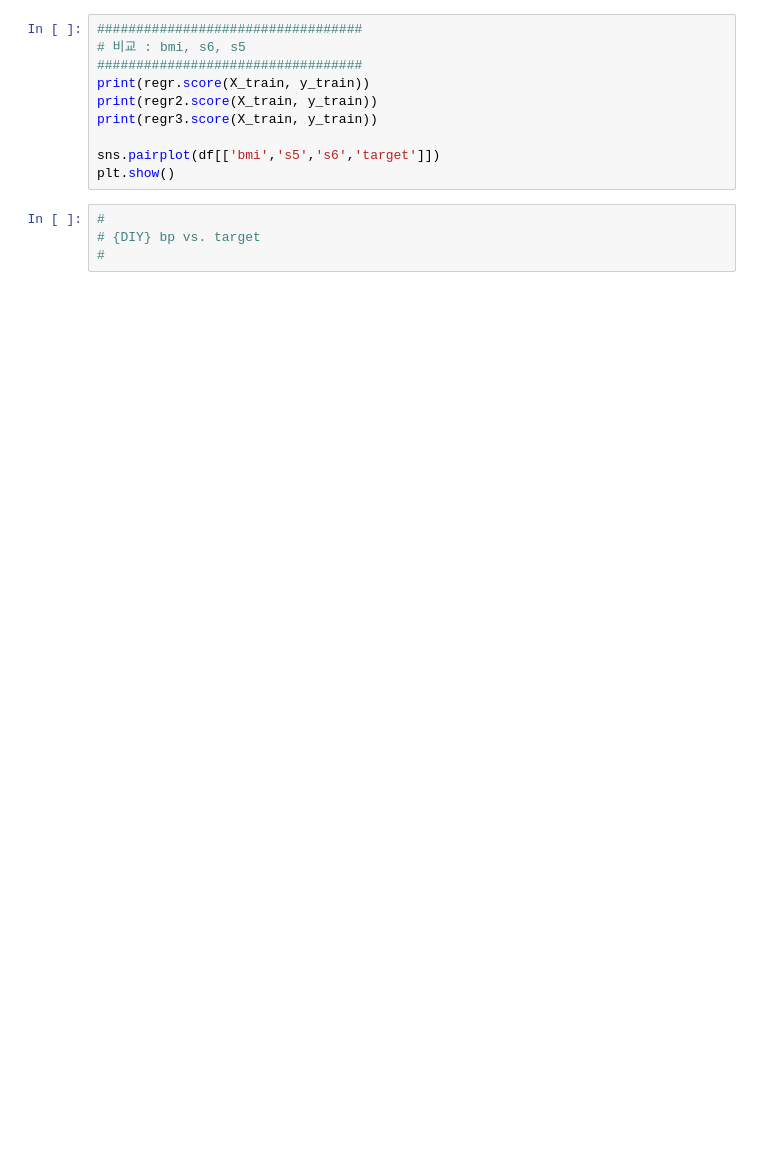
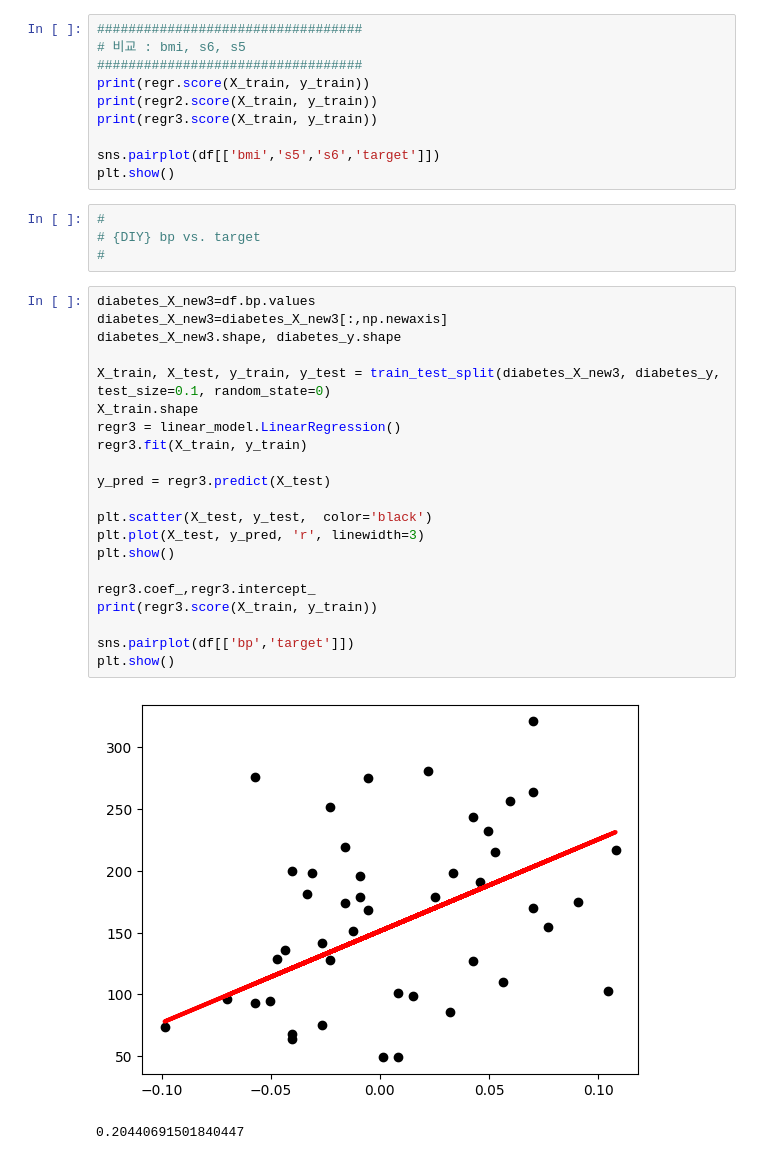
Before and after one commit to jae-hyuck/dl13, a Jupyter notebook: notebook/ch04_LR.ipynb, the cells around one changed output. Drawn from its saved outputs; the diff is of its cells as text; blank space fills up the shorter version.

```diff
--- a/notebook/ch04_LR.ipynb
+++ b/notebook/ch04_LR.ipynb
@@ -349,3 +350,27 @@ plt.show()
 #
 # {DIY} bp vs. target
 #
+# %%
+diabetes_X_new3=df.bp.values
+diabetes_X_new3=diabetes_X_new3[:,np.newaxis]
+diabetes_X_new3.shape, diabetes_y.shape
+
+X_train, X_test, y_train, y_test = train_test_split(diabetes_X_new3, diabetes_y, test_size=0.1, random_state=0)
+X_train.shape
+regr3 = linear_model.LinearRegression()
+regr3.fit(X_train, y_train)
+
+y_pred = regr3.predict(X_test)
+
+plt.scatter(X_test, y_test,  color='black')
+plt.plot(X_test, y_pred, 'r', linewidth=3)
+plt.show()
+
+regr3.coef_,regr3.intercept_
+print(regr3.score(X_train, y_train))
+
+sns.pairplot(df[['bp','target']])
+plt.show()
+# %% [output]
+[figure, added]
+0.20440691501840447
```
Also changed, not shown: parts of 3 cells of this notebook.
